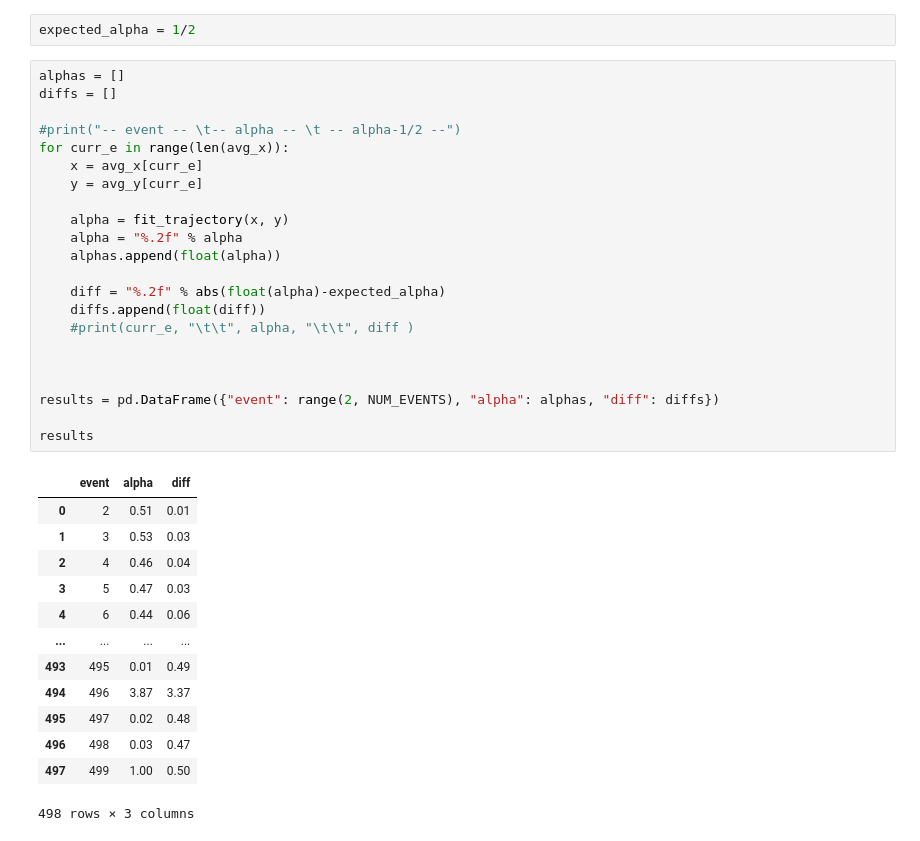
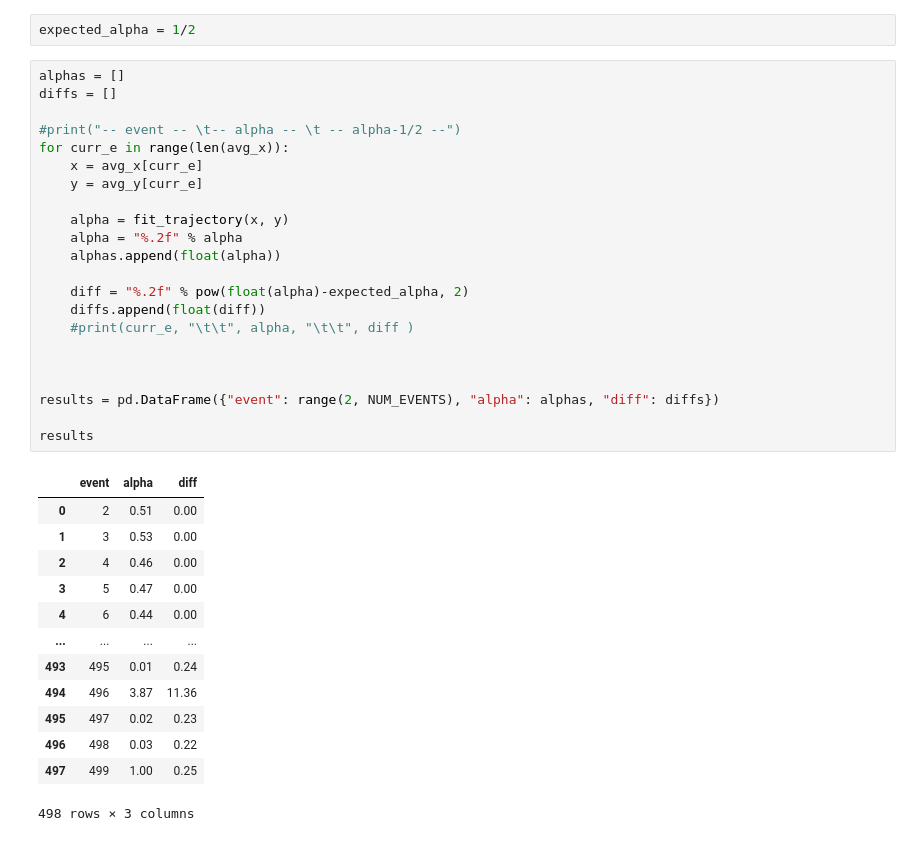
Before and after one commit to LeonardoSer/INRIA_Internship, a Jupyter notebook: 100_random_graphs/01_BA_sanity_check.ipynb, the cells around one changed output. Drawn from its saved outputs; the diff is of its cells as text.

```diff
--- a/100_random_graphs/01_BA_sanity_check.ipynb
+++ b/100_random_graphs/01_BA_sanity_check.ipynb
@@ -76,36 +76,36 @@ expected_alpha = 1/2
 # %%
 alphas = []
 diffs = []
 
 #print("-- event -- \t-- alpha -- \t -- alpha-1/2 --")
 for curr_e in range(len(avg_x)):
     x = avg_x[curr_e]
     y = avg_y[curr_e]
 
     alpha = fit_trajectory(x, y)
     alpha = "%.2f" % alpha
     alphas.append(float(alpha))
 
-    diff = "%.2f" % abs(float(alpha)-expected_alpha)
+    diff = "%.2f" % pow(float(alpha)-expected_alpha, 2)
     diffs.append(float(diff))
     #print(curr_e, "\t\t", alpha, "\t\t", diff )
 
 
 
 results = pd.DataFrame({"event": range(2, NUM_EVENTS), "alpha": alphas, "diff": diffs})
 
 results
 # %% [output]
 |  | event | alpha | diff |
-| 0 | 2 | 0.51 | 0.01 |
-| 1 | 3 | 0.53 | 0.03 |
-| 2 | 4 | 0.46 | 0.04 |
-| 3 | 5 | 0.47 | 0.03 |
-| 4 | 6 | 0.44 | 0.06 |
+| 0 | 2 | 0.51 | 0.00 |
+| 1 | 3 | 0.53 | 0.00 |
+| 2 | 4 | 0.46 | 0.00 |
+| 3 | 5 | 0.47 | 0.00 |
+| 4 | 6 | 0.44 | 0.00 |
 | ... | ... | ... | ... |
-| 493 | 495 | 0.01 | 0.49 |
-| 494 | 496 | 3.87 | 3.37 |
-| 495 | 497 | 0.02 | 0.48 |
-| 496 | 498 | 0.03 | 0.47 |
-| 497 | 499 | 1.00 | 0.50 |
+| 493 | 495 | 0.01 | 0.24 |
+| 494 | 496 | 3.87 | 11.36 |
+| 495 | 497 | 0.02 | 0.23 |
+| 496 | 498 | 0.03 | 0.22 |
+| 497 | 499 | 1.00 | 0.25 |
 498 rows × 3 columns
```
Also changed, not shown: parts of 4 cells of this notebook, 32 other files.
